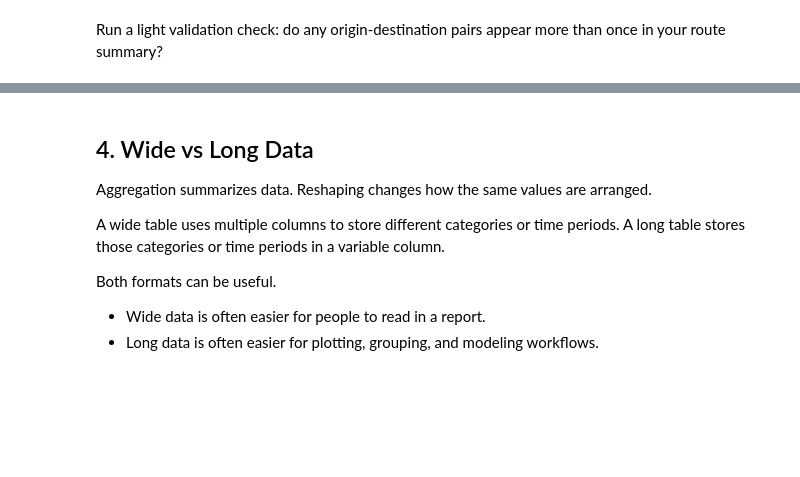
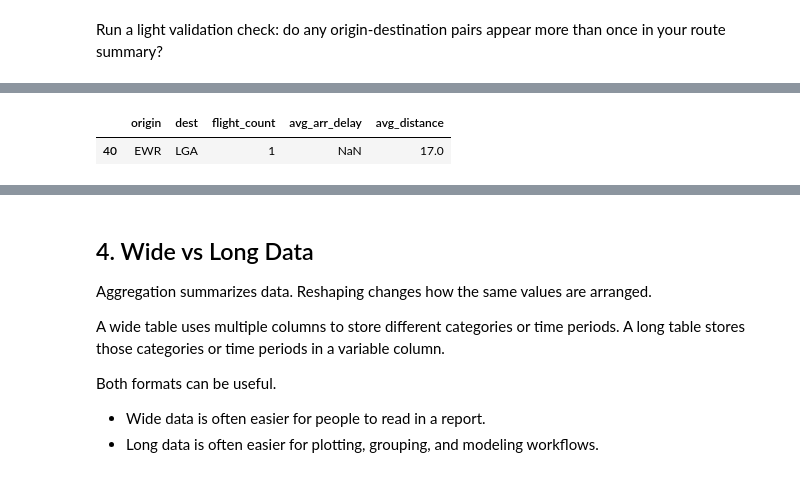
Before and after one commit to kalshaikhli/ban6003-week7-8-Karrar-Alshaikhli, a Jupyter notebook: notebooks/module7_aggregation_reshaping_guided_lab.ipynb, the cells around one changed output, grey strips where cells are left out. Saved outputs shown, nothing was run; the diff lists cells and outputs as text; code cells hidden in the pictures; blank space fills up the shorter version.

```diff
--- a/notebooks/module7_aggregation_reshaping_guided_lab.ipynb
+++ b/notebooks/module7_aggregation_reshaping_guided_lab.ipynb
@@ -421,0 +505,8 @@ Run a light validation check: do any origin-destination pairs appear more than o
+# %%
+# Karrar: Identify the route with a missing average arrival delay.
+# Preserve the missing value until its cause is understood.
+
+route_summary[route_summary["avg_arr_delay"].isna()]
+# %% [output]
+|  | origin | dest | flight_count | avg_arr_delay | avg_distance |
+| 40 | EWR | LGA | 1 | NaN | 17.0 |
```
Also changed, not shown: parts of 8 cells of this notebook.
